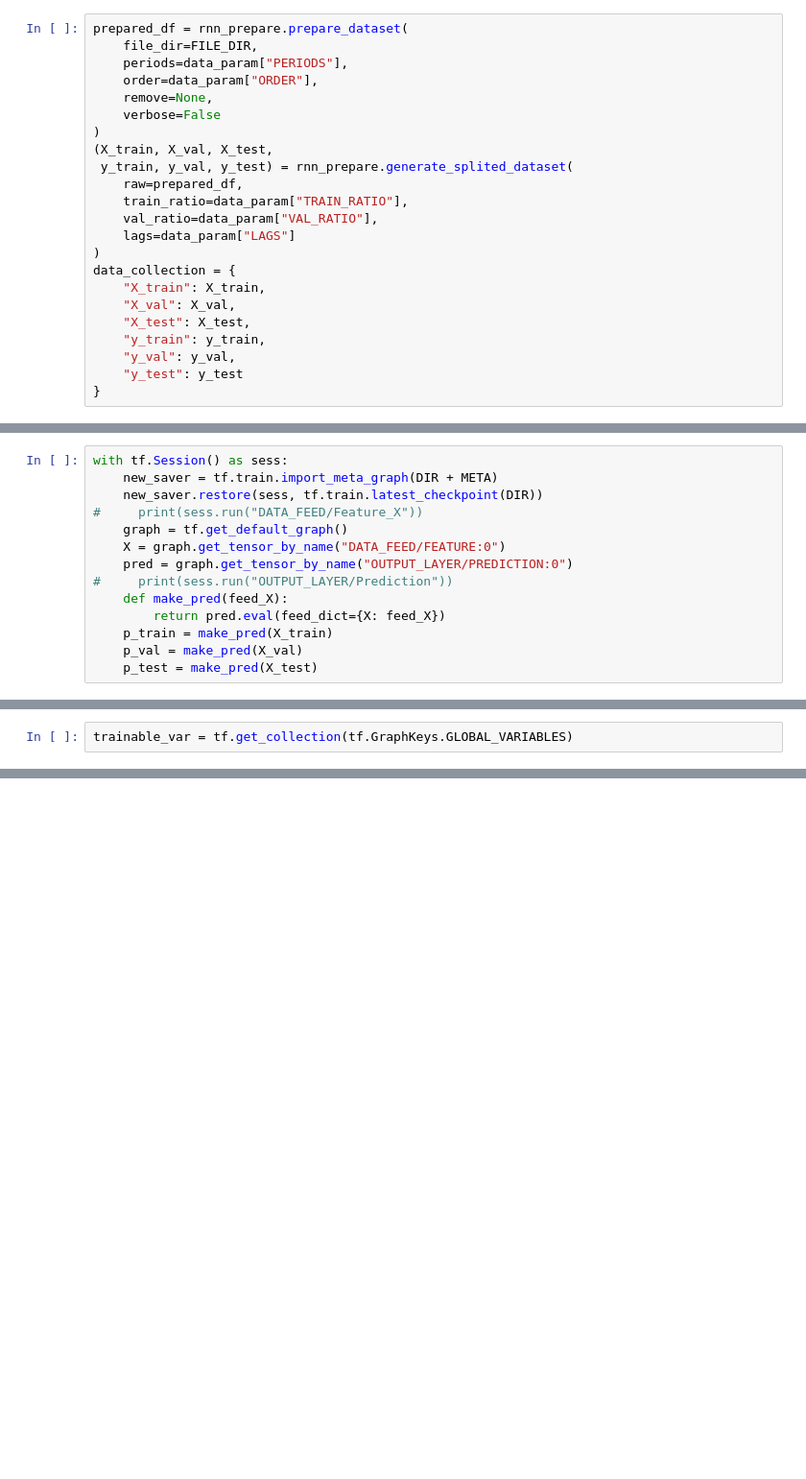
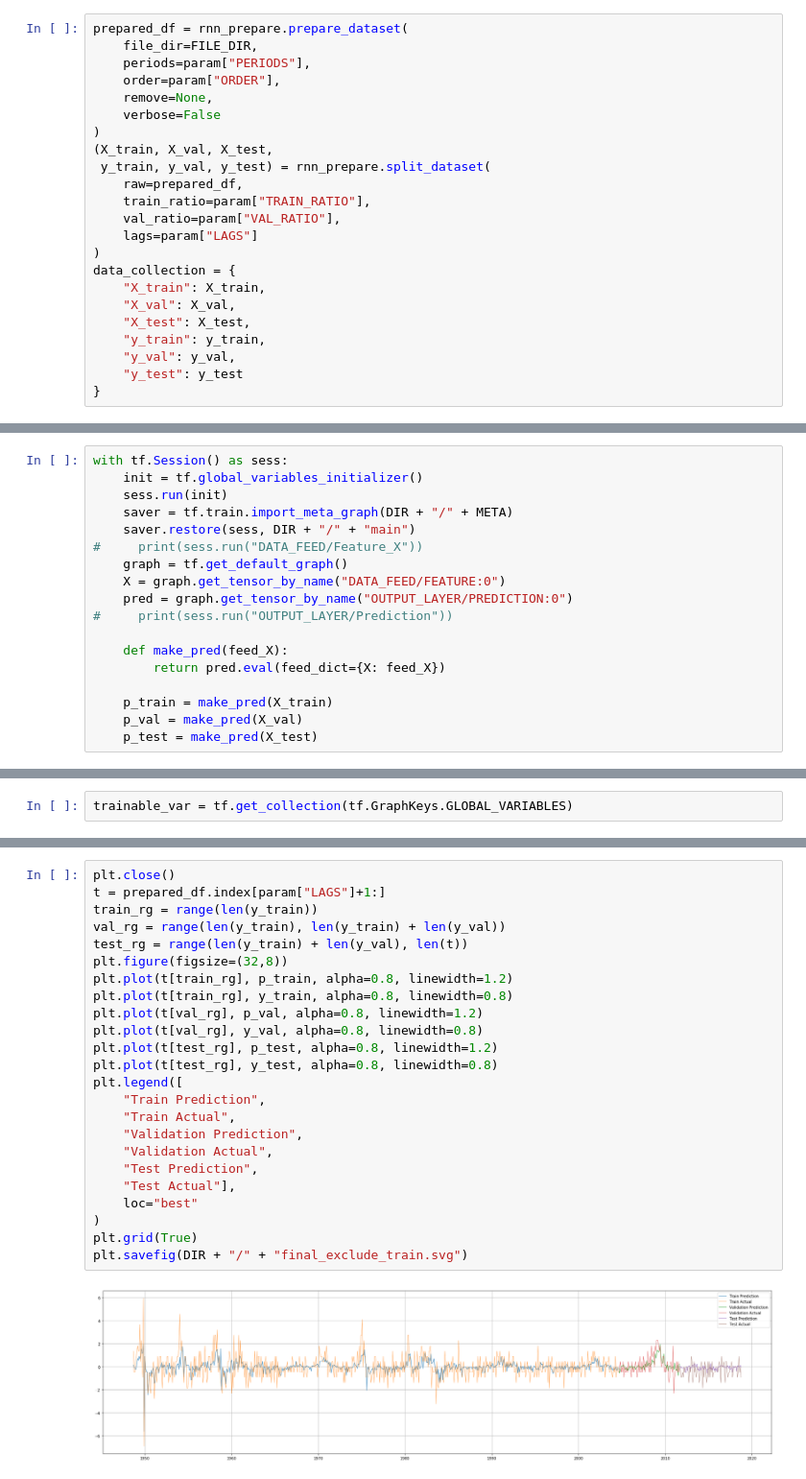
Before and after one commit to TianyuDu/AnnEconForecast, a Jupyter notebook: notebooks/restore_model.ipynb, the cells around one changed output, grey strips where cells are left out. Shown: that part at 96% size. Drawn from its saved outputs; the diff is of its cells as text; blank space fills up the shorter version.

```diff
--- a/notebooks/restore_model.ipynb
+++ b/notebooks/restore_model.ipynb
@@ -31,17 +36,17 @@ tf.reset_default_graph()
 # %%
 prepared_df = rnn_prepare.prepare_dataset(
     file_dir=FILE_DIR,
-    periods=data_param["PERIODS"],
-    order=data_param["ORDER"],
+    periods=param["PERIODS"],
+    order=param["ORDER"],
     remove=None,
     verbose=False
 )
 (X_train, X_val, X_test,
- y_train, y_val, y_test) = rnn_prepare.generate_splited_dataset(
+ y_train, y_val, y_test) = rnn_prepare.split_dataset(
     raw=prepared_df,
-    train_ratio=data_param["TRAIN_RATIO"],
-    val_ratio=data_param["VAL_RATIO"],
-    lags=data_param["LAGS"]
+    train_ratio=param["TRAIN_RATIO"],
+    val_ratio=param["VAL_RATIO"],
+    lags=param["LAGS"]
 )
 data_collection = {
     "X_train": X_train,
@@ -69,14 +74,18 @@ y_validation shape: (84, 1)
 # %%
 with tf.Session() as sess:
-    new_saver = tf.train.import_meta_graph(DIR + META)
-    new_saver.restore(sess, tf.train.latest_checkpoint(DIR))
+    init = tf.global_variables_initializer()
+    sess.run(init)
+    saver = tf.train.import_meta_graph(DIR + "/" + META)
+    saver.restore(sess, DIR + "/" + "main")
 #     print(sess.run("DATA_FEED/Feature_X"))
     graph = tf.get_default_graph()
     X = graph.get_tensor_by_name("DATA_FEED/FEATURE:0")
     pred = graph.get_tensor_by_name("OUTPUT_LAYER/PREDICTION:0")
 #     print(sess.run("OUTPUT_LAYER/Prediction"))
+
     def make_pred(feed_X):
         return pred.eval(feed_dict={X: feed_X})
+
     p_train = make_pred(X_train)
     p_val = make_pred(X_val)
     p_test = make_pred(X_test)
@@ -110,0 +114,26 @@ plt.plot(y_train, alpha=0.6)
+# %%
+plt.close()
+t = prepared_df.index[param["LAGS"]+1:]
+train_rg = range(len(y_train))
+val_rg = range(len(y_train), len(y_train) + len(y_val))
+test_rg = range(len(y_train) + len(y_val), len(t))
+plt.figure(figsize=(32,8))
+plt.plot(t[train_rg], p_train, alpha=0.8, linewidth=1.2)
+plt.plot(t[train_rg], y_train, alpha=0.8, linewidth=0.8)
+plt.plot(t[val_rg], p_val, alpha=0.8, linewidth=1.2)
+plt.plot(t[val_rg], y_val, alpha=0.8, linewidth=0.8)
+plt.plot(t[test_rg], p_test, alpha=0.8, linewidth=1.2)
+plt.plot(t[test_rg], y_test, alpha=0.8, linewidth=0.8)
+plt.legend([
+    "Train Prediction",
+    "Train Actual",
+    "Validation Prediction",
+    "Validation Actual",
+    "Test Prediction",
+    "Test Actual"],
+    loc="best"
+)
+plt.grid(True)
+plt.savefig(DIR + "/" + "final_exclude_train.svg")
+# %% [output]
+[figure, added]
```
Also changed, not shown: parts of 13 cells of this notebook, 14 other files.
